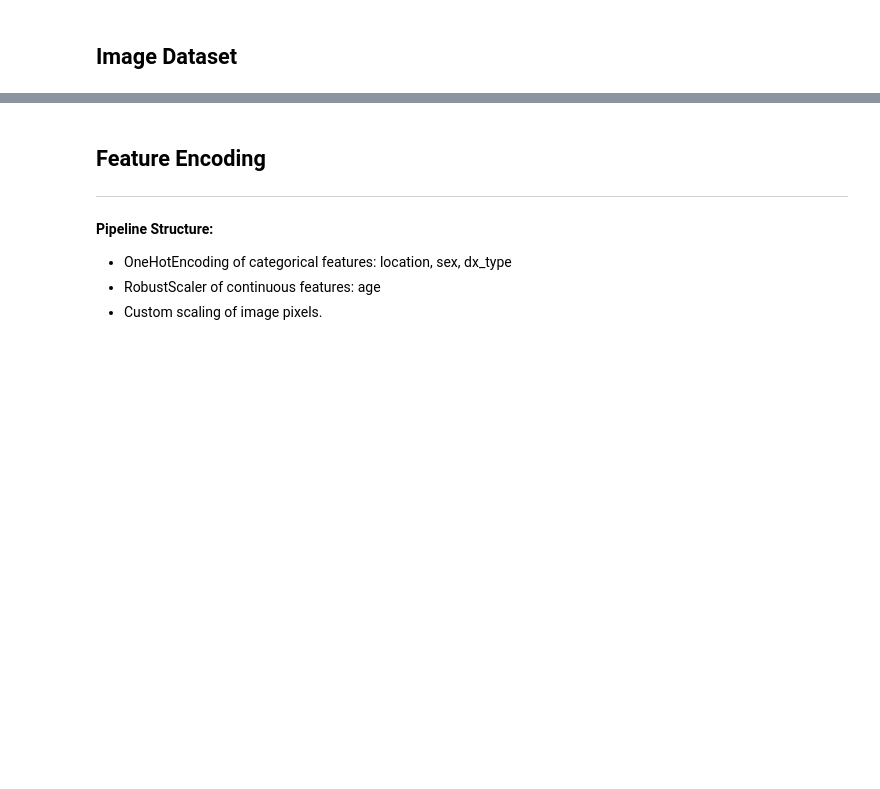
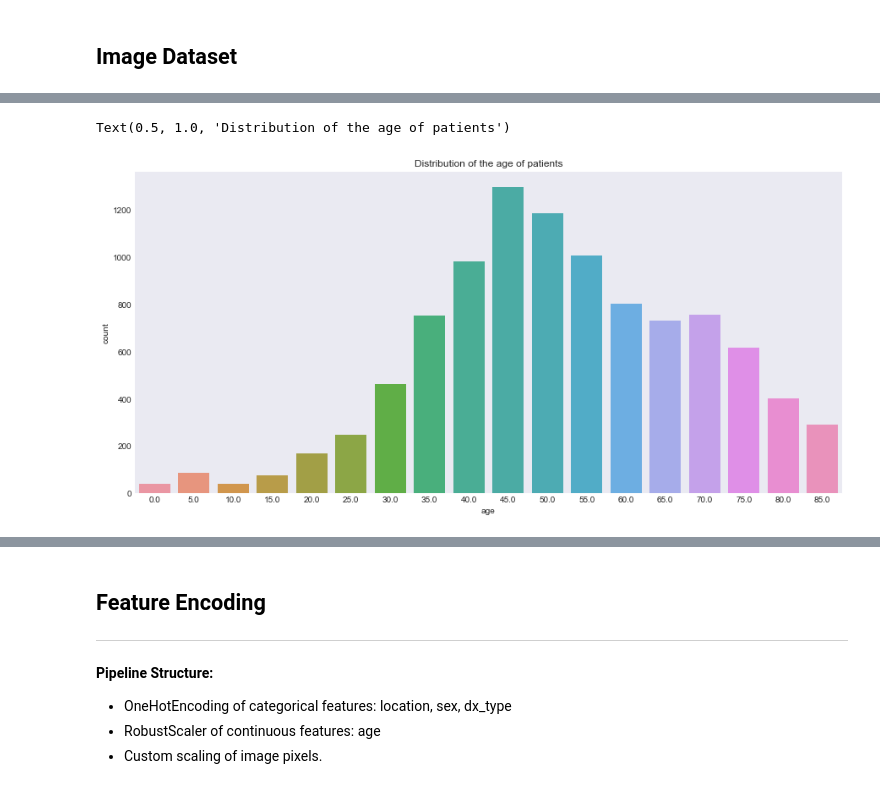
Before and after one commit to cecyprice/skin_lesion_detection, a Jupyter notebook: notebooks/PresNotebook.ipynb, the cells around one changed output, grey strips where cells are left out. Cells and saved outputs as stored; diff of their text form; code cells hidden in the pictures; blank space fills up the shorter version.

```diff
--- a/notebooks/PresNotebook.ipynb
+++ b/notebooks/PresNotebook.ipynb
@@ -246,4 +198,6 @@ plt.title('Distribution of male and female patients')
 # %%
-plt.figure(figsize=(10, 3))
+hide_code_in_slideshow()
+plt.figure(figsize=(15, 7))
 sns.countplot(meta_data['age'])
 plt.title('Distribution of the age of patients')
+# %% [output]
@@ -249,0 +205,2 @@ plt.title('Distribution of the age of patients')
+Text(0.5, 1.0, 'Distribution of the age of patients')
+[figure, added]
```
Also changed, not shown: parts of 53 cells of this notebook.
